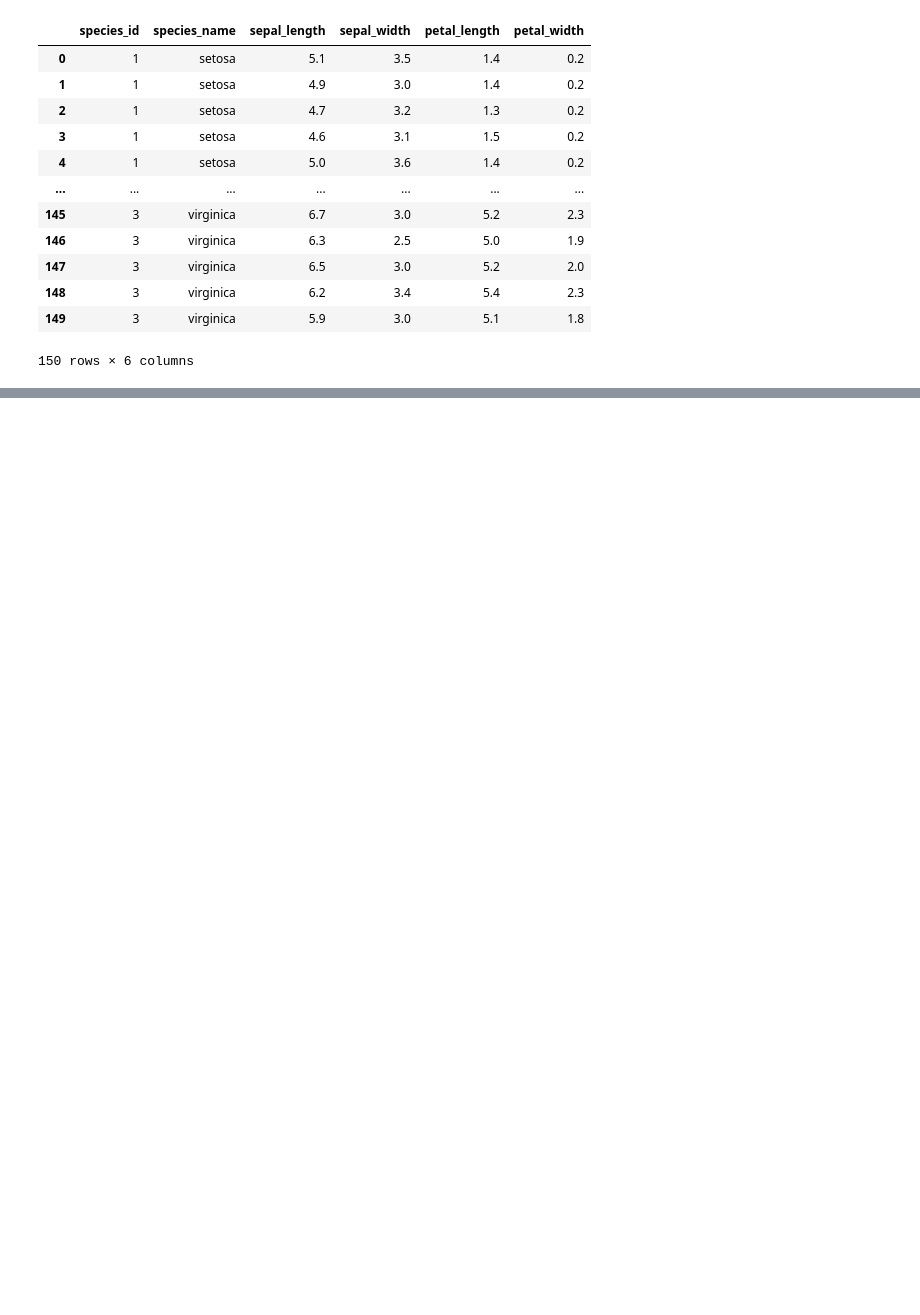
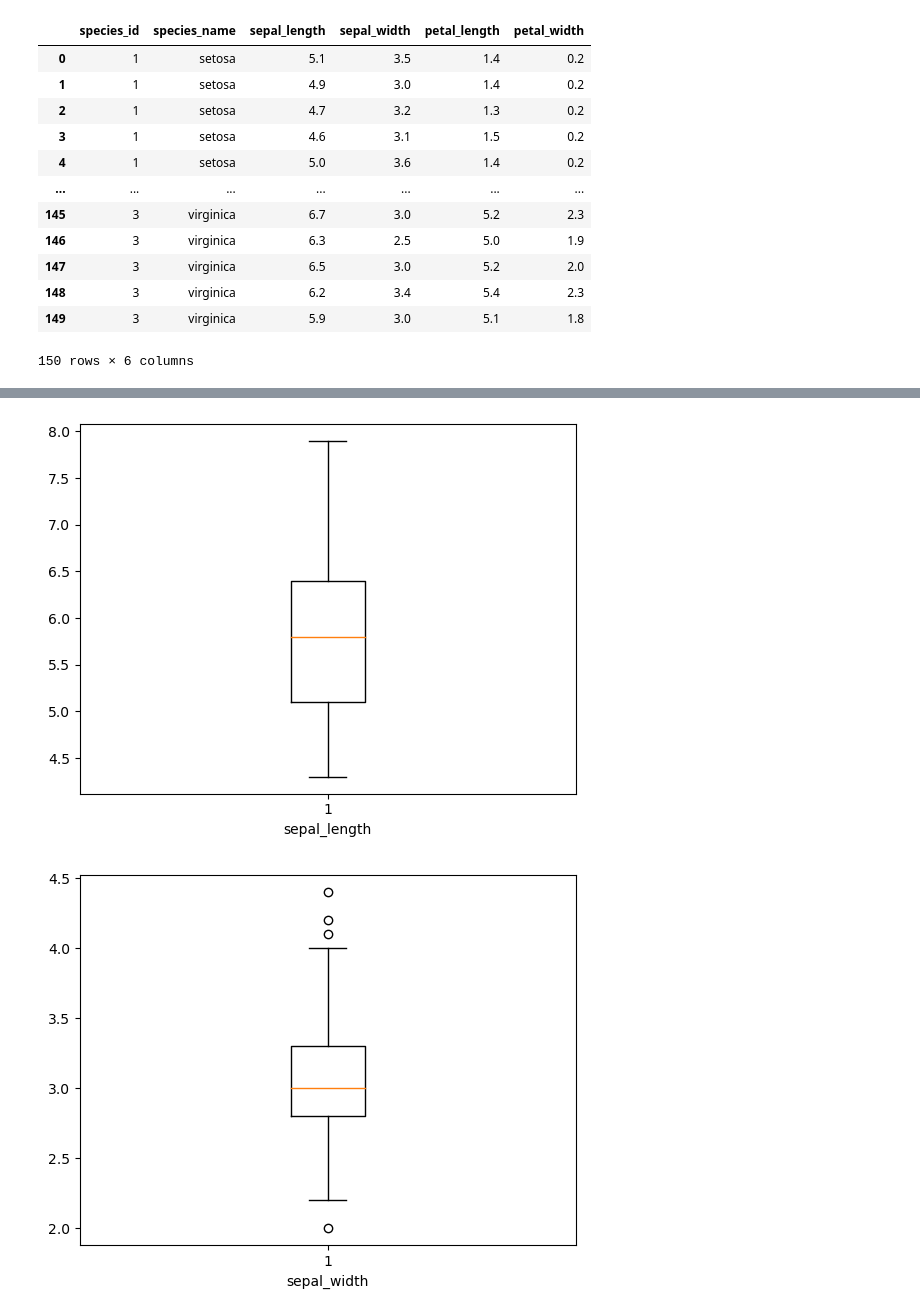
Before and after one commit to Thoai-Adam/classificatin-exercises, a Jupyter notebook: Not_To_Be_Taken_Cerealy.ipynb, the cells around one changed output, grey strips where cells are left out. Drawn from its saved outputs; the diff is of its cells as text; code cells hidden in the pictures; blank space fills up the shorter version.

```diff
--- a/Not_To_Be_Taken_Cerealy.ipynb
+++ b/Not_To_Be_Taken_Cerealy.ipynb
@@ -63,0 +75,10 @@ NameError: name 'df' is not defined
+# %%
+iris_quantitative_columns = ['sepal_length', 'sepal_width', 'petal_length', 'petal_width']
+
+for x in iris_quantitative_columns:
+    plt.figure()
+    plt.boxplot(data= iris_df, x=x)
+    plt.xlabel(x)
+# %% [output]
+[figure, added]
+[figure, added]
```
Also changed, not shown: parts of 27 cells of this notebook, 1 other file.
